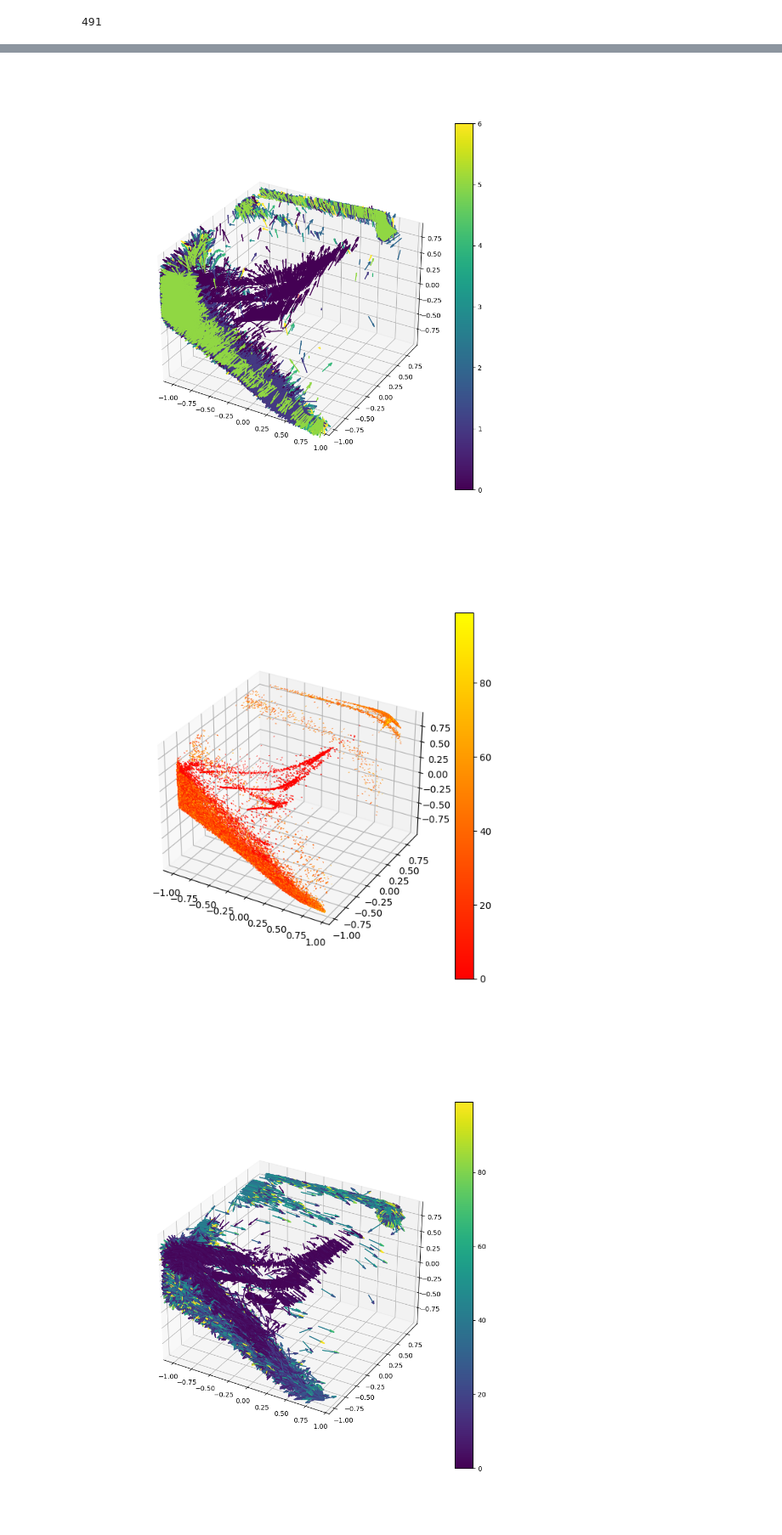
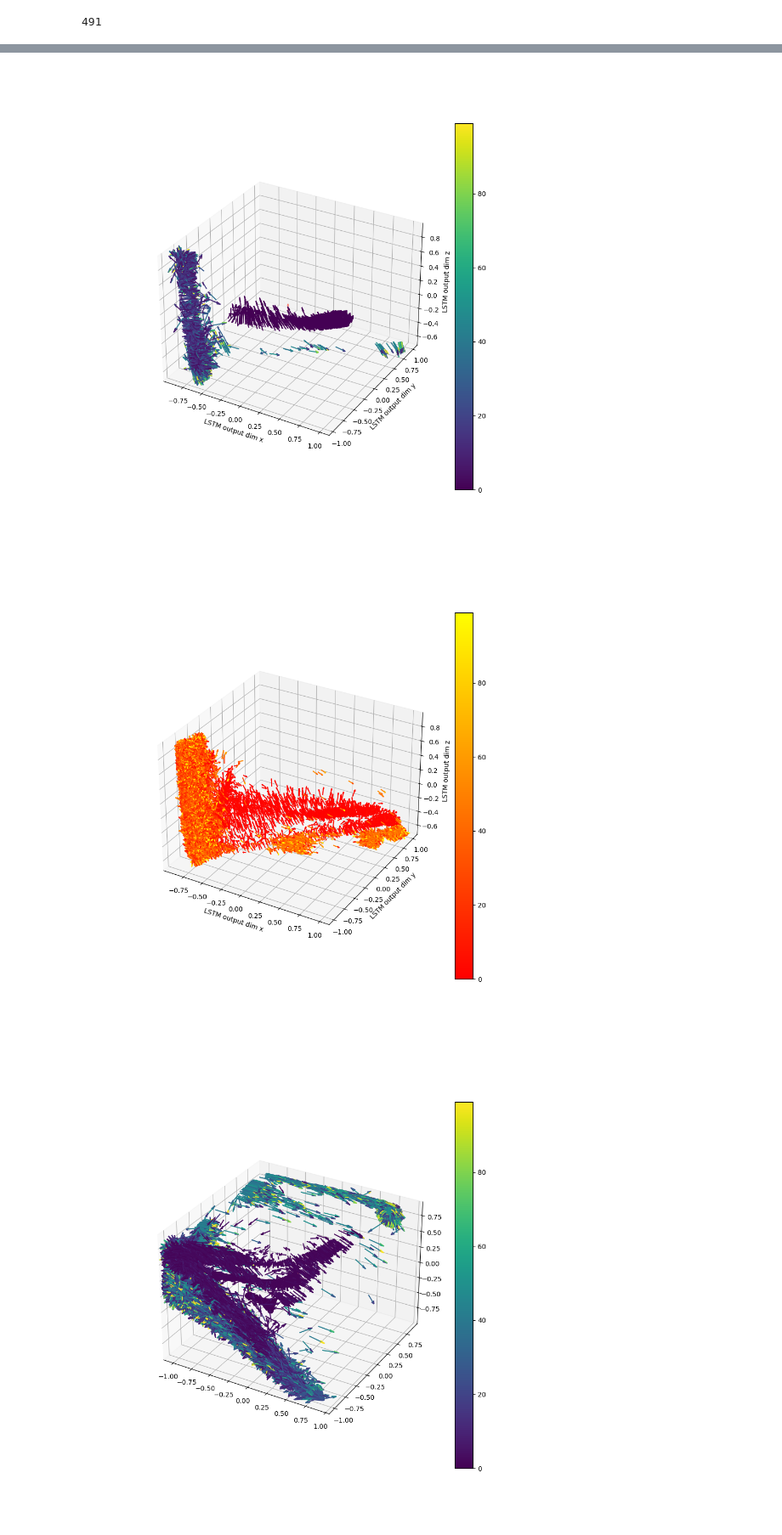
Before and after one commit to tik65536/unitartucs-thesis-tokenMerge, a Jupyter notebook: coding/LSTMOutput_visualization_Merge.ipynb, the cells around one changed output, grey strips where cells are left out. Shown at 85% size. Drawn from its saved outputs; the diff is of its cells as text; code cells hidden in the pictures.

Commit message:
Changes to be committed: 	modified:   LSTMOutput_visualization_BaseCase.ipynb 	modified:   LSTMOutput_visualization_Merge.ipyn 	modified:   main3Train_noCurl.py

```diff
--- a/coding/LSTMOutput_visualization_Merge.ipynb
+++ b/coding/LSTMOutput_visualization_Merge.ipynb
@@ -27,9 +31,15 @@ nlp=spacy.load("en_core_web_md")
 #test1['length']=length
 with open('./first1000_testset.plk','rb') as f:
     test1=pickle.load(f)
+with open('./test_totalCorpora.plk','rb') as f:
+    totalCount=pickle.load(f)
+with open('./test_posCorpora.plk','rb') as f:
+    posCount=pickle.load(f)
+with open('./test_negCorpora.plk','rb') as f:
+    negCount=pickle.load(f)
 posidx=np.array(test1[test1['label']==1].index)
 negidx=np.array(test1[test1['label']==0].index)
-path='/workspace/unitartucs-thesis-tokenMerge/coding/LSTMWeight/'
+path='/home/dick/RunpodData2/'
 run=os.listdir(path)
 for i in range(len(run)):
     name=" ".join(run[i].split("_")[:3])
@@ -47,17 +58,20 @@ for i in range(len(run)):
 # %%
-curdataList = glob.glob(f'{path}{run[8]}/val_curldata_*.plk')
-divdataList = glob.glob(f'{path}{run[8]}/val_divdata_*.plk')
+curdataList = glob.glob(f'{path}{run[9]}/val_curldata_*.plk')
+divdataList = glob.glob(f'{path}{run[9]}/val_divdata_*.plk')
 curldata={}
 divdata={}
 for file in curdataList:
     with open(f'{file}','rb') as f:
-        tmp=pickle.load(f)
-        i=list(tmp.keys())[0]
-        curldata[i]=tmp[i]
+        try:
+            tmp=pickle.load(f)
+            i=list(tmp.keys())[0]
+            curldata[i]=tmp[i]
+        except EOFError:
+            pass
 for file in divdataList:
     with open(f'{file}','rb') as f:
         tmp=pickle.load(f)
         i=list(tmp.keys())[0]
         divdata[i]=tmp[i]
-print(curldata.keys())
+print(sorted(list(curldata.keys())))
 # %% [output]
@@ -65,5 +79,5 @@ dict_keys([627, 626, 625, 624, 623, 622, 621, 620, 619, 618, 617, 616, 615, 614,
 # %%
-epoch=531
+epoch=395
 keys=list(curldata[epoch]['forward'].keys())
 print(keys)
 # %% [output]
@@ -122,28 +136,32 @@ HTML(ani.to_html5_video())
 # %%
 start,stop=0,175
 negcolormap = cm.viridis
-colors=np.arange(175//25)
+colors=np.arange(100)
 norm = Normalize()
 norm.autoscale(colors)
 nco=negcolormap(norm(colors))
 plt.close('all')
 curlfig=plt.figure(figsize=(10,10))
 curlax=curlfig.add_subplot(projection='3d')
 curlax.quiver(0, 0, 0,
                   0 , 0, 1,
                   length=0.1,colors="#FA8072",normalize=True)
 for i in range(start,stop,25):
-    #p=np.ceil(i/test1.loc[nsmpidx]['length']*100)
-    #p=np.where(p>99,99,p)
-    #cmap=nco[p.astype(int)]
-    curlax.quiver(epochN_in[:,i:i+25,0], epochN_in[:,i:i+25,1], epochN_in[:,i:i+25,2],
-                  epochN_curl[:,i:i+25,0] , epochN_curl[:,i:i+25,1], epochN_curl[:,i:i+25,2] ,
-                  length=0.2,colors=nco[i//25],normalize=True)
+    p=np.ceil(i/test1.loc[nsmpidx]['length']*100)
+    p=np.where(p>99,99,p)
+    cmap=nco[p.astype(int)]
+    curlax.quiver(epochN_in[:,i:i+1,0], epochN_in[:,i:i+1,1], epochN_in[:,i:i+1,2],
+                  epochN_curl[:,i:i+1,0] , epochN_curl[:,i:i+1,1], epochN_curl[:,i:i+1,2] ,
+                  length=0.2,colors=cmap,normalize=True)
+    curlax.set_xlabel('LSTM output dim x')
+    curlax.set_ylabel('LSTM output dim y')
+    curlax.set_zlabel('LSTM output dim z')
 sm = plt.cm.ScalarMappable(cmap=cm.viridis, norm=norm)
-plt.colorbar(sm)
+cbar=plt.colorbar(sm)
+curlfig.set_label(f"Epoch {epoch}: Accy 0.495, Merge PROPN LSTM output datapoint vs Relative (Validation Set negative {samplesize} samples)")
 plt.show()
 # %% [output]
-[figure, old version]
+[figure, new version]
 # %%
 start,stop=0,175
 poscolormap = cm.autumn
@@ -152,7 +170,7 @@ norm = Normalize()
 norm.autoscale(colors)
 pco=poscolormap(norm(colors))
 plt.close('all')
-curlfig=plt.figure(figsize=(7,7))
+curlfig=plt.figure(figsize=(10,10))
 curlax=curlfig.add_subplot(projection='3d')
 for i in range(start,stop):
     p=np.ceil(i/test1.loc[psmpidx]['length']*100)
@@ -160,12 +178,16 @@ for i in range(start,stop):
     cmap=pco[p.astype(int)]
     curlax.quiver(epochP_in[:,i:i+1,0], epochP_in[:,i:i+1,1], epochP_in[:,i:i+1,2],
                   epochP_curl[:,i:i+1,0] , epochP_curl[:,i:i+1,1], epochP_curl[:,i:i+1,2] ,
-                 length=0.01, normalize=True,color=cmap)
+                 length=0.1, normalize=True,color=cmap)
+    curlax.set_xlabel('LSTM output dim x')
+    curlax.set_ylabel('LSTM output dim y')
+    curlax.set_zlabel('LSTM output dim z')
 sm = plt.cm.ScalarMappable(cmap=cm.autumn, norm=norm)
-plt.colorbar(sm)
+cbar=plt.colorbar(sm)
+curlfig.set_label(f"Epoch {epoch}: Accy 0.495, Merge PROPN LSTM output datapoint vs Relative Position (Validation Set positive {samplesize} samples)")
 plt.show()
 # %% [output]
-[figure, old version]
+[figure, new version]
 # %%
 start,stop=0,175
 negcolormap = cm.viridis
```
Also changed, not shown: parts of 5 cells of this notebook, 1 other file.
